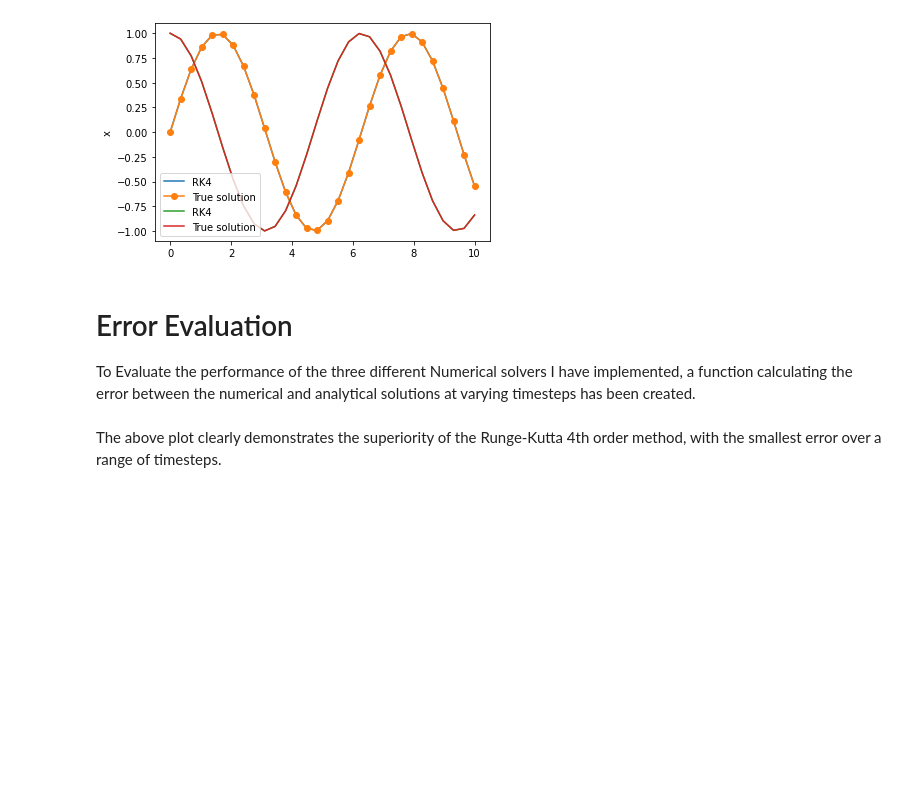
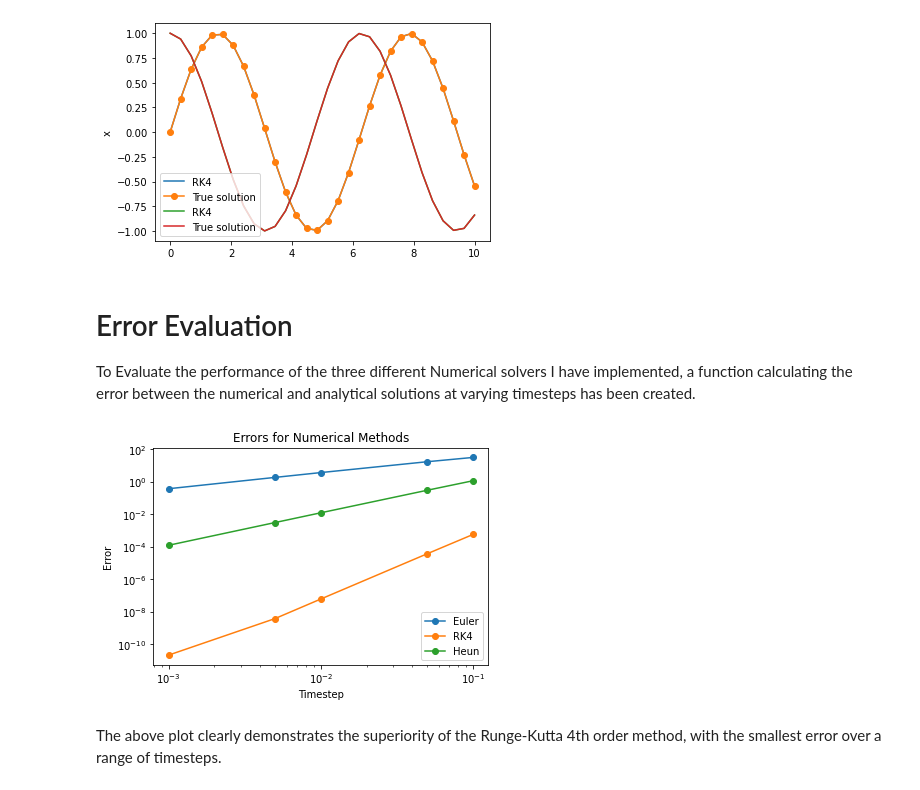
Before and after one commit to joesouber/EMAT30008, a Jupyter notebook: report.ipynb, the cells around one changed output. Cells and saved outputs as stored; diff of their text form; code cells hidden in the pictures; blank space fills up the shorter version.

```diff
--- a/report.ipynb
+++ b/report.ipynb
@@ -125,5 +125,25 @@ plot_system_ode(X,t_eval,ddot_true_sol)
 # Error Evaluation
 
 To Evaluate the performance of the three different Numerical solvers I have implemented, a function calculating the error between the numerical and analytical solutions at varying timesteps has been created.
-# %% [markdown]
-The above plot clearly demonstrates the superiority of the Runge-Kutta 4th order method, with the smallest error over a range of timesteps.
+# %%
+from plots import plot_error
+from matplotlib import pyplot as plt
+import numpy as np
+
+
+def f(x, t):
+    return x
+
+# Define the true solution exp(t)
+def true_sol(t):
+    return np.exp(t)
+x0 = 1  # initial condition
+t0 = 0  # initial time
+t1 = 5  # final time
+dt_list = [0.1, 0.05, 0.01, 0.005, 0.001]  # list of timestep sizes to compare
+args = ()  # empty tuple since there are no additional arguments for f
+plot_error(f, true_sol, x0, t0, t1, dt_list, *args)
+# %% [output]
+[figure, added]
+# %% [markdown]
+The above plot clearly demonstrates the superiority of the Runge-Kutta 4th order method, with the smallest error over a range of timesteps.
```
